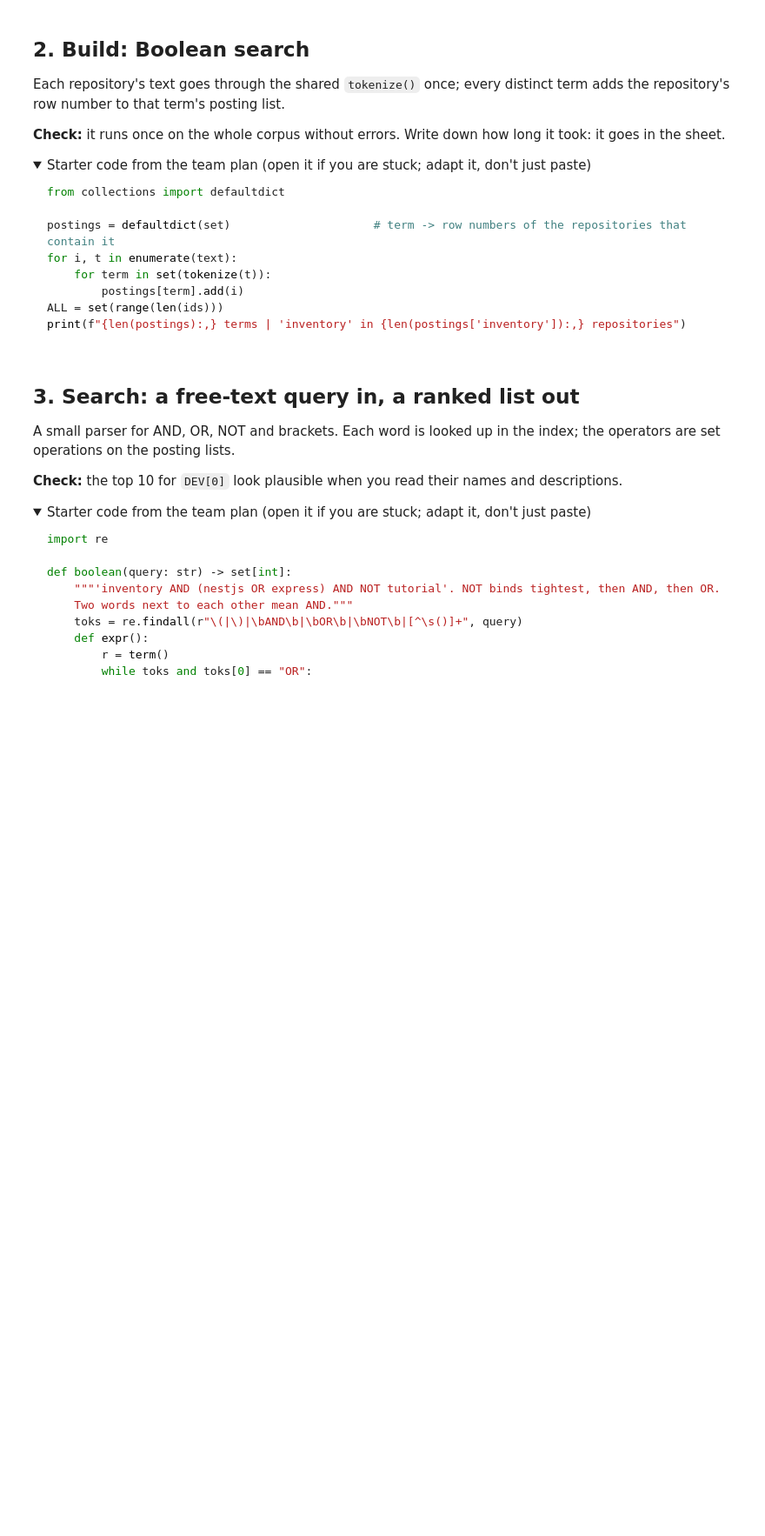
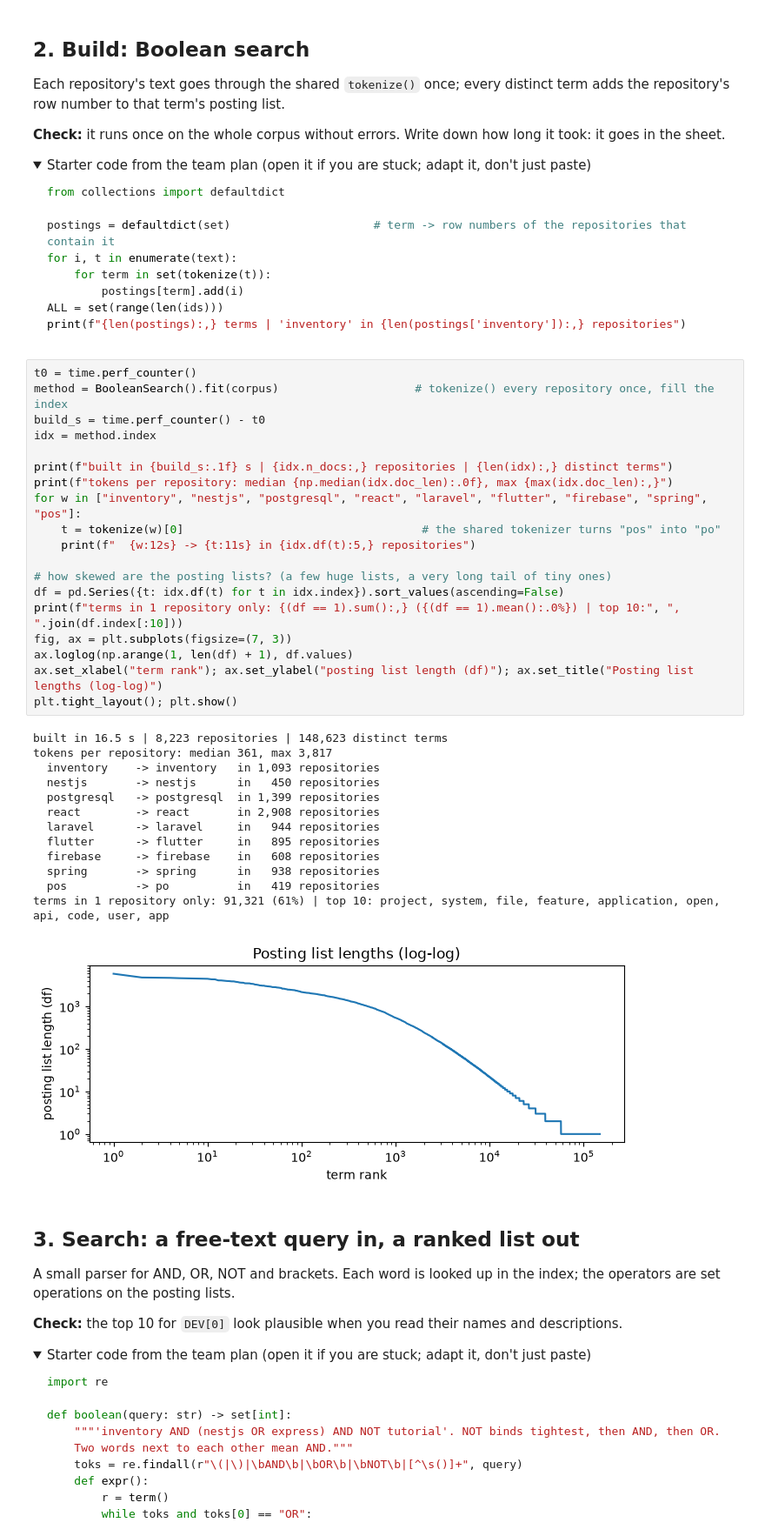
Before and after one commit to RaksaOC/Open-Source-Project-Discovery, a Jupyter notebook: backend/notebooks/07-boolean.ipynb, the cells around one changed output. Shown at 87% size. Cells and saved outputs as stored; diff of their text form; folded sections open; blank space fills up the shorter version.

Commit message:
feat: Boolean search over a positional inverted index

````diff
--- a/backend/notebooks/07-boolean.ipynb
+++ b/backend/notebooks/07-boolean.ipynb
@@ -70,6 +78,39 @@ ALL = set(range(len(ids)))
 print(f"{len(postings):,} terms | 'inventory' in {len(postings['inventory']):,} repositories")
 ```
 </details>
+# %%
+t0 = time.perf_counter()
+method = BooleanSearch().fit(corpus)                    # tokenize() every repository once, fill the index
+build_s = time.perf_counter() - t0
+idx = method.index
+
+print(f"built in {build_s:.1f} s | {idx.n_docs:,} repositories | {len(idx):,} distinct terms")
+print(f"tokens per repository: median {np.median(idx.doc_len):.0f}, max {max(idx.doc_len):,}")
+for w in ["inventory", "nestjs", "postgresql", "react", "laravel", "flutter", "firebase", "spring", "pos"]:
+    t = tokenize(w)[0]                                   # the shared tokenizer turns "pos" into "po"
+    print(f"  {w:12s} -> {t:11s} in {idx.df(t):5,} repositories")
+
+# how skewed are the posting lists? (a few huge lists, a very long tail of tiny ones)
+df = pd.Series({t: idx.df(t) for t in idx.index}).sort_values(ascending=False)
+print(f"terms in 1 repository only: {(df == 1).sum():,} ({(df == 1).mean():.0%}) | top 10:", ", ".join(df.index[:10]))
+fig, ax = plt.subplots(figsize=(7, 3))
+ax.loglog(np.arange(1, len(df) + 1), df.values)
+ax.set_xlabel("term rank"); ax.set_ylabel("posting list length (df)"); ax.set_title("Posting list lengths (log-log)")
+plt.tight_layout(); plt.show()
+# %% [output]
+built in 16.5 s | 8,223 repositories | 148,623 distinct terms
+tokens per repository: median 361, max 3,817
+  inventory    -> inventory   in 1,093 repositories
+  nestjs       -> nestjs      in   450 repositories
+  postgresql   -> postgresql  in 1,399 repositories
+  react        -> react       in 2,908 repositories
+  laravel      -> laravel     in   944 repositories
+  flutter      -> flutter     in   895 repositories
+  firebase     -> firebase    in   608 repositories
+  spring       -> spring      in   938 repositories
+  pos          -> po          in   419 repositories
+terms in 1 repository only: 91,321 (61%) | top 10: project, system, file, feature, application, open, api, code, user, app
+[figure, added]
 # %% [markdown]
 ## 3. Search: a free-text query in, a ranked list out
 
````
Also changed, not shown: parts of 13 cells of this notebook, 4 other files.
